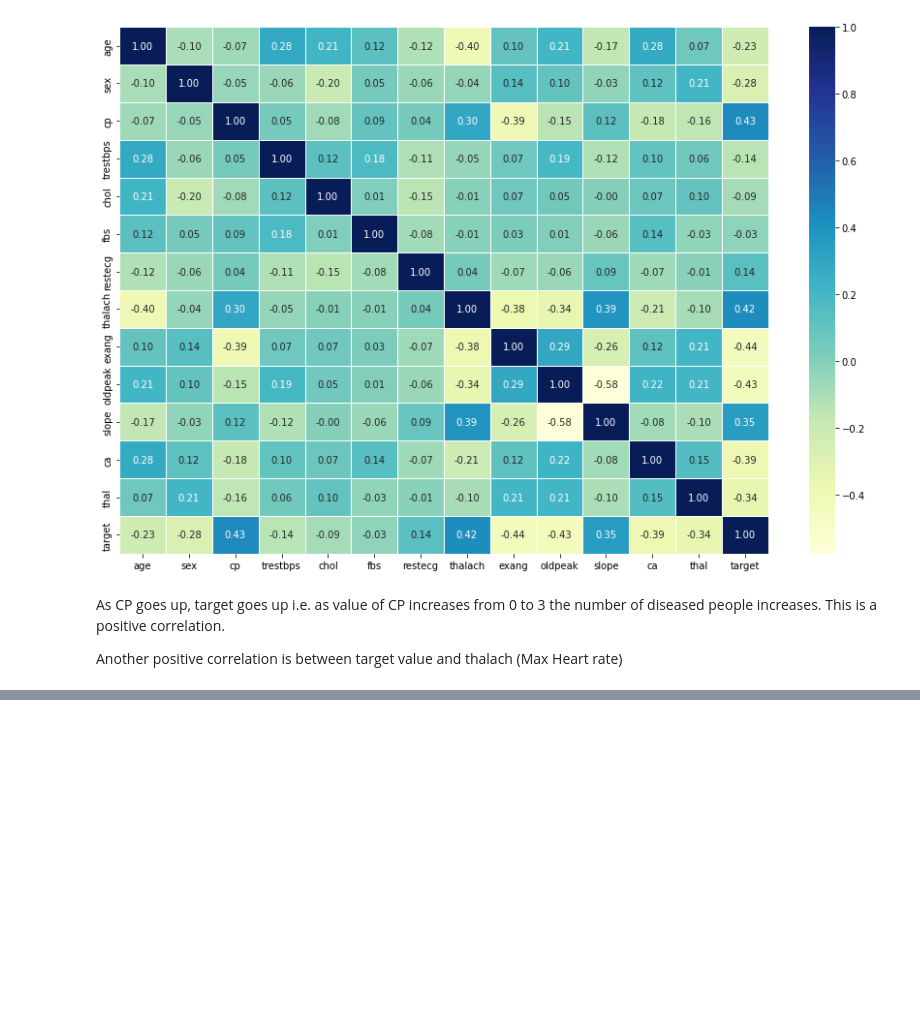
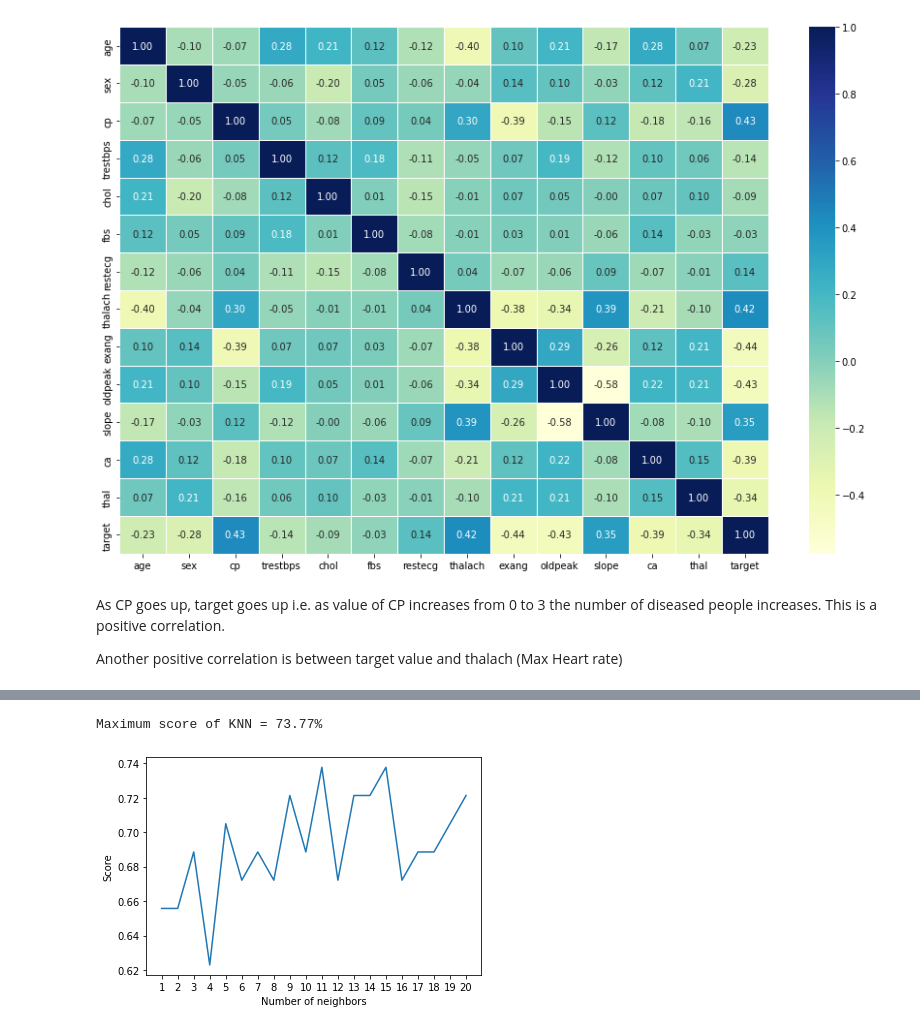
Before and after one commit to Jayk5/ML-project, a Jupyter notebook: Heart Disease detection.ipynb, the cells around one changed output, grey strips where cells are left out. Drawn from its saved outputs; the diff is of its cells as text; code cells hidden in the pictures; blank space fills up the shorter version.

```diff
--- a/Heart Disease detection.ipynb
+++ b/Heart Disease detection.ipynb
@@ -282,0 +285,2 @@ Another positive correlation is between target value and thalach (Max Heart rate
+# %%
+df = df.drop_duplicates()
@@ -282,0 +394,12 @@ Another positive correlation is between target value and thalach (Max Heart rate
+# %%
+train_scores = []
+test_scores = []
+
+# Training for different numbers of neighbors
+neighbors = range(1, 21)
+knn = KNeighborsClassifier()
+for i in neighbors:
+    knn.set_params(n_neighbors = i)
+    knn.fit(X_train, Y_train)
+    train_scores.append(knn.score(X_train, Y_train))
+    test_scores.append(knn.score(X_test, Y_test))
@@ -282,0 +429,9 @@ Another positive correlation is between target value and thalach (Max Heart rate
+# %%
+plt.plot(neighbors, test_scores, label="Test score")
+plt.xticks(np.arange(1, 21, 1))
+plt.xlabel("Number of neighbors")
+plt.ylabel("Score");
+print(f"Maximum score of KNN = {max(test_scores)*100:.2f}%")
+# %% [output]
+Maximum score of KNN = 73.77%
+[figure, added]
```
Also changed, not shown: parts of 19 cells of this notebook.
